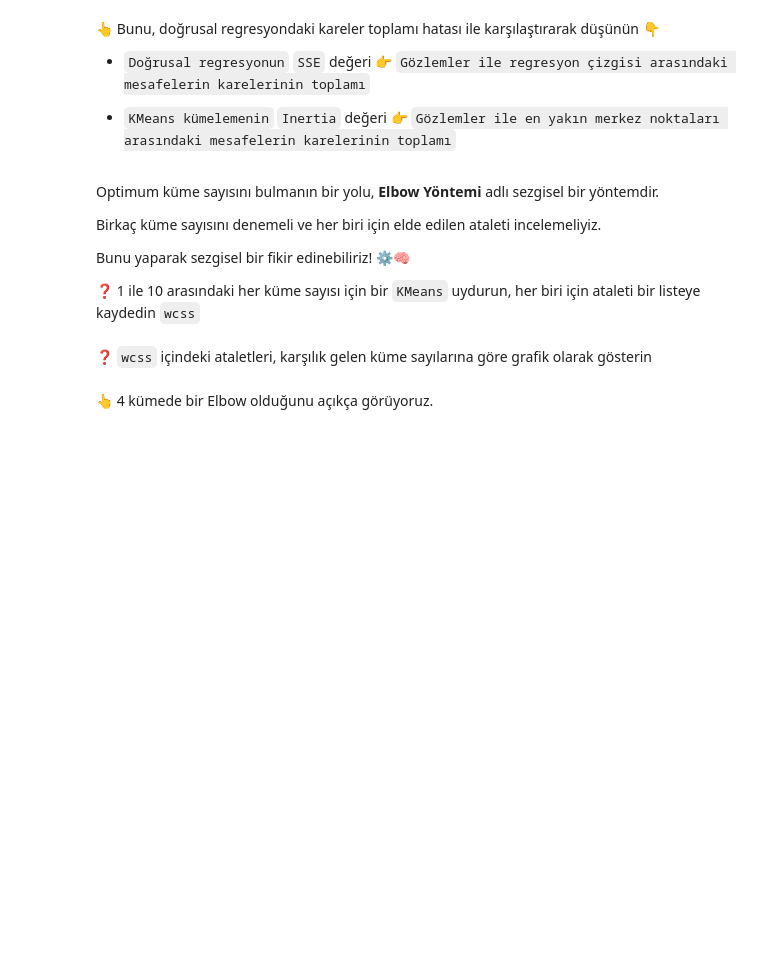
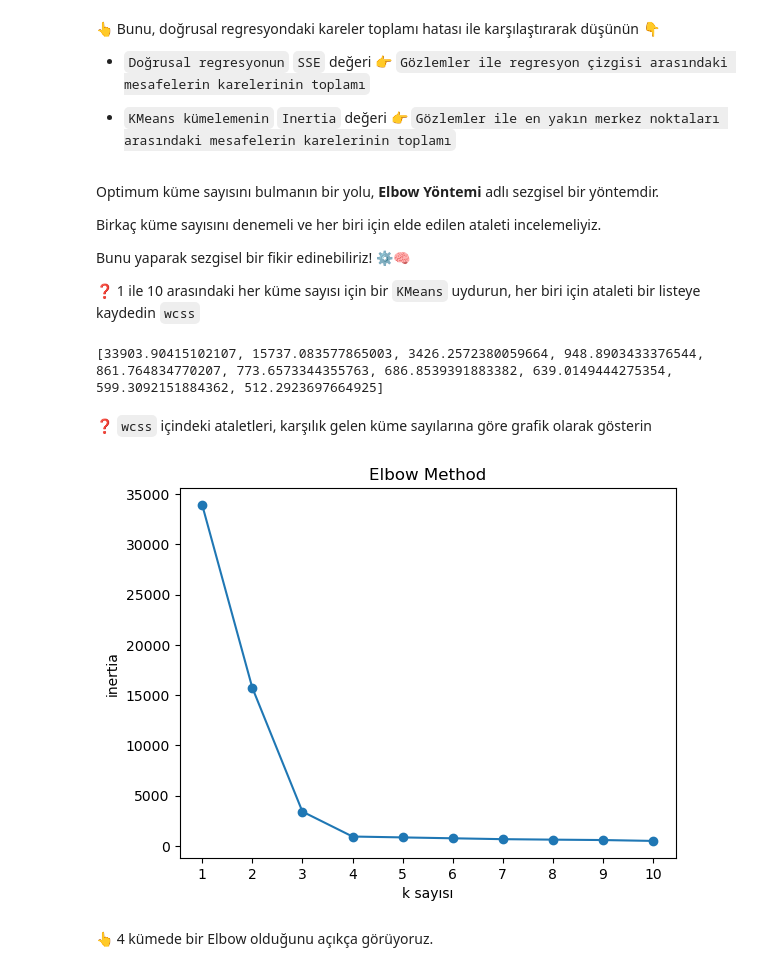
Before and after one commit to SimgeCevik/S17D3-S-data-image-compressor, a Jupyter notebook: warmup_k_means.ipynb, the cells around one changed output. Saved outputs shown, nothing was run; the diff lists cells and outputs as text; code cells hidden in the pictures; blank space fills up the shorter version.

```diff
--- a/warmup_k_means.ipynb
+++ b/warmup_k_means.ipynb
@@ -152,6 +154,11 @@ Bunu yaparak sezgisel bir fikir edinebiliriz! ⚙️🧠
 # Optimum küme sayısını bulmak için elbow yöntemini uygulayın.
 wcss = []
 clusters = list(range(1, 11))
-pass  # SENİN KODUN BURAYA
+for k in clusters:
+    kmeans = KMeans(n_clusters=k, random_state=random_state).fit(X)
+    wcss.append(kmeans.inertia_)
+print(wcss)
+# %% [output]
+[33903.90415102107, 15737.083577865003, 3426.2572380059664, 948.8903433376544, 861.764834770207, 773.6573344355763, 686.8539391883382, 639.0149444275354, 599.3092151884362, 512.2923697664925]
 # %% [markdown]
 ❓  `wcss` içindeki ataletleri, karşılık gelen küme sayılarına göre grafik olarak gösterin
@@ -160,3 +165,12 @@ pass  # SENİN KODUN BURAYA
+# %%
+# SENİN KODUN BURAYA
+plt.plot(clusters, wcss, marker='o')
+plt.xlabel('k sayısı')
+plt.ylabel('inertia')
+plt.title('Elbow Method')
+plt.xticks(clusters);  # x ekseninde 1'den 10'a tüm sayıları gösterir
+# %% [output]
+[figure, added]
 # %% [markdown]
 👆 4 kümede bir Elbow olduğunu açıkça görüyoruz.
 # %% [markdown]
```
Also changed, not shown: parts of 7 cells of this notebook.
